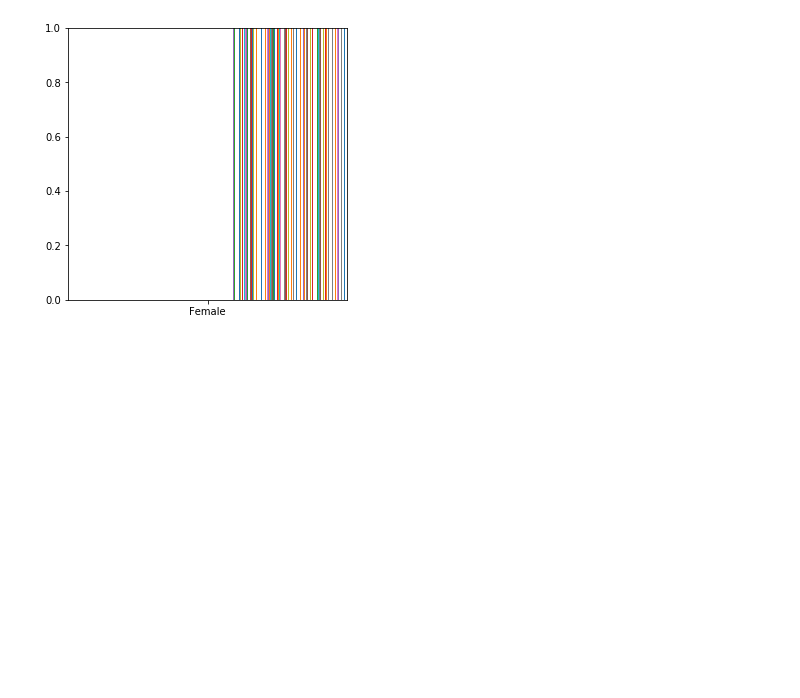
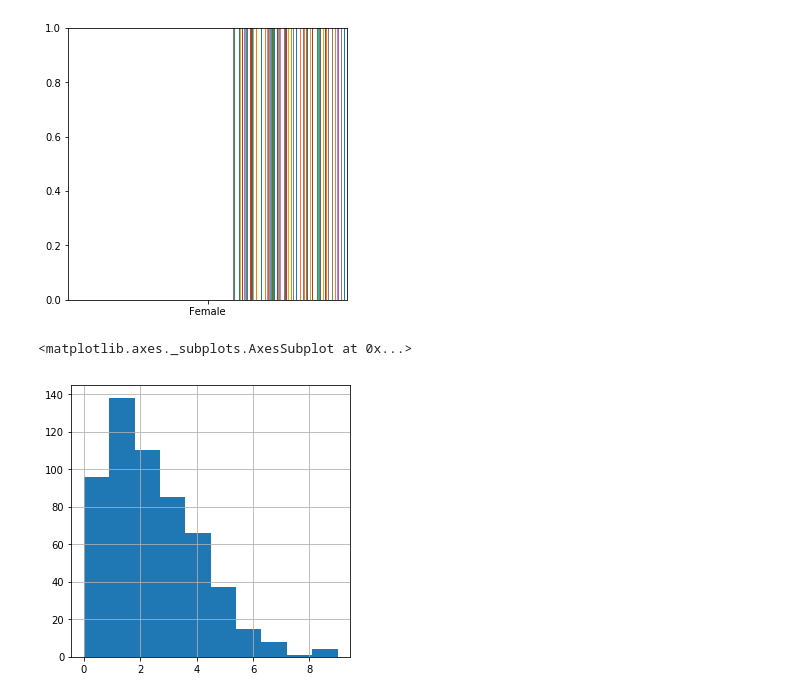
Before and after one commit to julclu/kenya_financial_diaries, a Jupyter notebook: Demo_Individual.ipynb, the cells around one changed output. Drawn from its saved outputs; the diff is of its cells as text; code cells hidden in the pictures; blank space fills up the shorter version.

```diff
--- a/Demo_Individual.ipynb
+++ b/Demo_Individual.ipynb
@@ -82,3 +82,8 @@ df["dem_i_male"].hist(figsize=(5,5))
 # %% [output]
 KeyboardInterrupt:
 [figure]
+# %%
+df["dem_i_children_tot"].hist(figsize=(5,5))
+# %% [output]
+<matplotlib.axes._subplots.AxesSubplot at 0x...>
+[figure, added]
```
Also changed, not shown: parts of 1 cell of this notebook.
